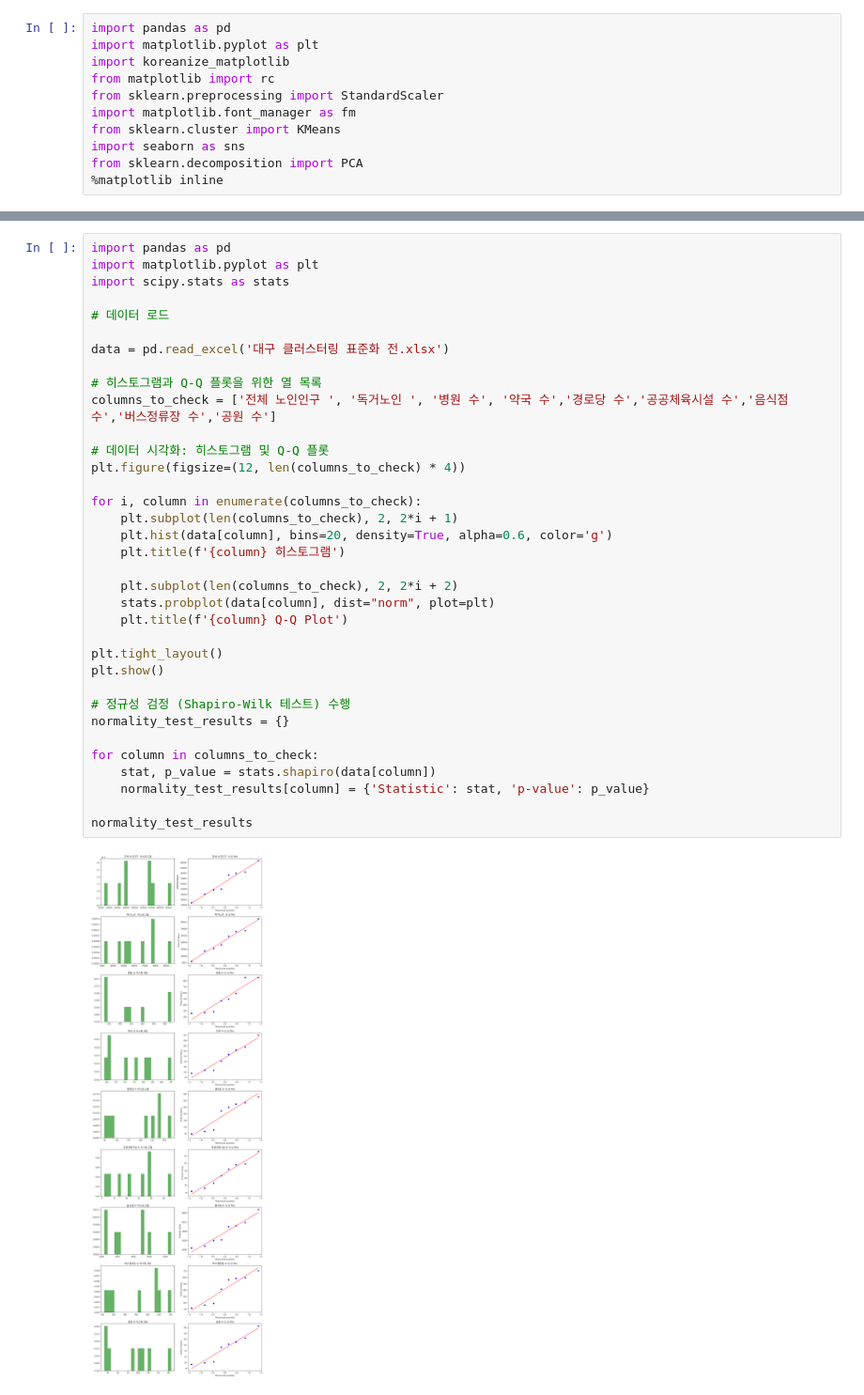
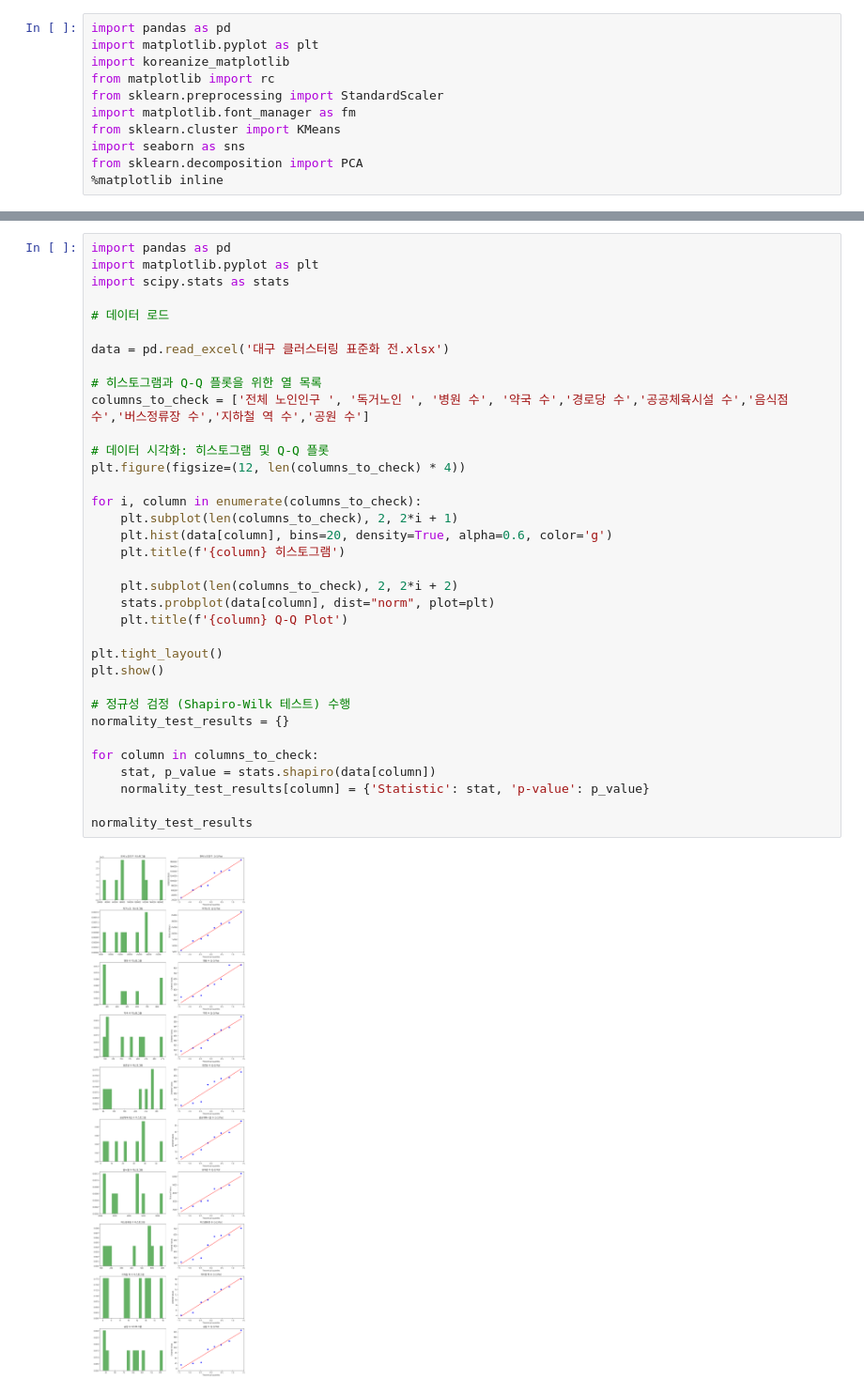
Before and after one commit to jeongbinpark123/Team-MODORI, a Jupyter notebook: 정규성검증.ipynb, the cells around one changed output, grey strips where cells are left out. Shown at 94% size. Drawn from its saved outputs; the diff is of its cells as text.

```diff
--- a/정규성검증.ipynb
+++ b/정규성검증.ipynb
@@ -118,35 +118,35 @@ import scipy.stats as stats
 # 데이터 로드
 
 data = pd.read_excel('대구 클러스터링 표준화 전.xlsx')
 
 # 히스토그램과 Q-Q 플롯을 위한 열 목록
-columns_to_check = ['전체 노인인구 ', '독거노인 ', '병원 수', '약국 수','경로당 수','공공체육시설 수','음식점 수','버스정류장 수','공원 수']
+columns_to_check = ['전체 노인인구 ', '독거노인 ', '병원 수', '약국 수','경로당 수','공공체육시설 수','음식점 수','버스정류장 수','지하철 역 수','공원 수']
 
 # 데이터 시각화: 히스토그램 및 Q-Q 플롯
 plt.figure(figsize=(12, len(columns_to_check) * 4))
 
 for i, column in enumerate(columns_to_check):
     plt.subplot(len(columns_to_check), 2, 2*i + 1)
     plt.hist(data[column], bins=20, density=True, alpha=0.6, color='g')
     plt.title(f'{column} 히스토그램')
 
     plt.subplot(len(columns_to_check), 2, 2*i + 2)
     stats.probplot(data[column], dist="norm", plot=plt)
     plt.title(f'{column} Q-Q Plot')
 
 plt.tight_layout()
 plt.show()
 
 # 정규성 검정 (Shapiro-Wilk 테스트) 수행
 normality_test_results = {}
 
 for column in columns_to_check:
     stat, p_value = stats.shapiro(data[column])
     normality_test_results[column] = {'Statistic': stat, 'p-value': p_value}
 
 normality_test_results
 # %% [output]
-[figure, old version]
+[figure, new version]
 {'전체 노인인구 ': {'Statistic': 0.955006775411157, 'p-value': 0.7614222555503329},
  '독거노인 ': {'Statistic': 0.9819101600942736, 'p-value': 0.9717326036091383},
  '병원 수': {'Statistic': 0.8666634047117237, 'p-value': 0.13978535625971217},
```
Also changed, not shown: parts of 3 cells of this notebook, 3 other files.
